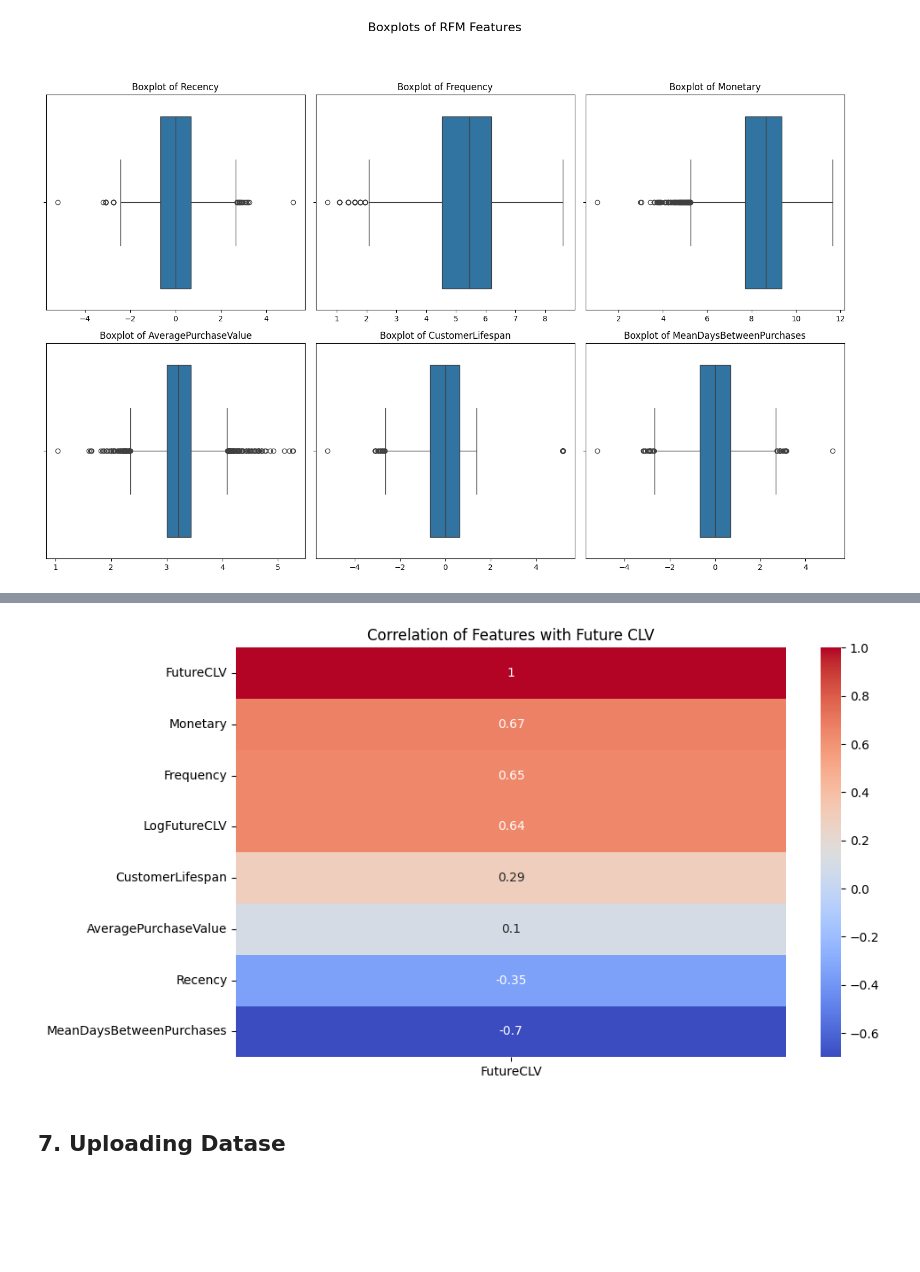
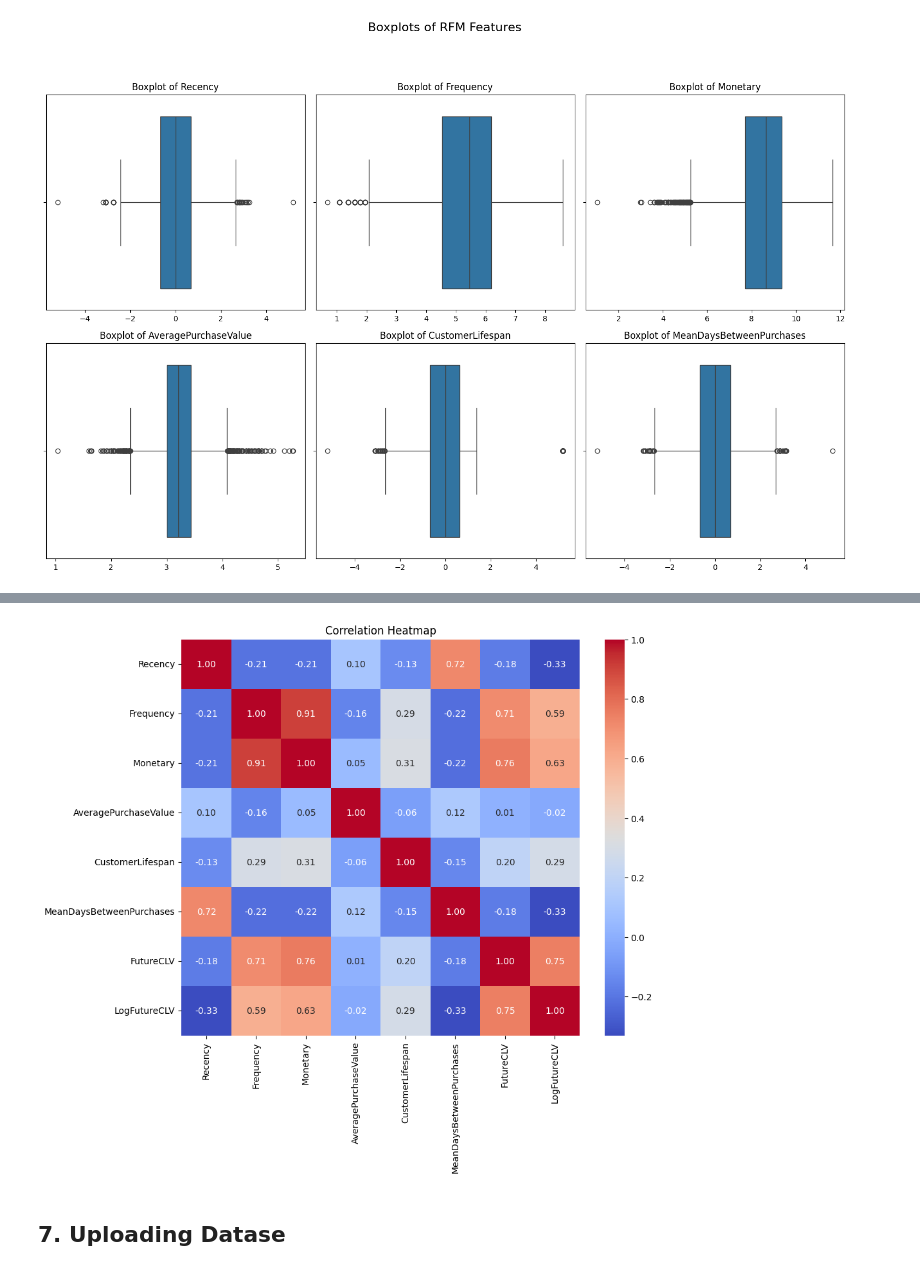
Before and after one commit to IvanOsipovDS/clv_prediction_project, a Jupyter notebook: notebooks/1_EDA.ipynb, the cells around one changed output, grey strips where cells are left out. Cells and saved outputs as stored; diff of their text form; code cells hidden in the pictures; blank space fills up the shorter version.

```diff
--- a/notebooks/1_EDA.ipynb
+++ b/notebooks/1_EDA.ipynb
@@ -20,21 +20,37 @@ sys.path.append(os.path.abspath(os.path.join(os.getcwd(), 'src')))
 import pandas as pd
 import matplotlib.pyplot as plt
 import seaborn as sns
-#from importlib import reload
-#import src.data_preparation.prepare_data as prepare_data
-#reload(prepare_data)
 from src.data_preparation import prepare_data
 from src.feature_engineering import engineer_features
 
 # Load and clean data
 purchases, survey = prepare_data.load_raw_data()
-df = prepare_data.clean_data(purchases)
+df_cleaned = prepare_data.clean_data(purchases)
 
-# Create features (cutoff set to '2022-01-01' inside the function)
-rfm_df = engineer_features.create_rfm_features(df,
-                             customer_id_col='Survey ResponseID',
-                             invoice_date_col='Order Date',
-                             amount_col='TotalPrice')
+# Define cutoff date for training vs future
+cutoff_date = pd.Timestamp("2022-01-01")
 
-rfm_df.head()
+# Split into past (features) and future (targets)
+df_past = df_cleaned[df_cleaned["Order Date"] < cutoff_date]
+df_future = df_cleaned[df_cleaned["Order Date"] >= cutoff_date]
+
+# Create RFM features based on past data
+rfm_df = engineer_features.create_rfm_features(df_past,
+    customer_id_col='Survey ResponseID',
+    invoice_date_col='Order Date',
+    amount_col='TotalPrice'
+)
+
+# Create CLV targets from future data (e.g., 12 months window)
+clv_df = engineer_features.create_clv_targets(df_cleaned,
+    customer_id_col='Survey ResponseID',
+    invoice_date_col='Order Date',
+    amount_col='TotalPrice',
+    cutoff_date=cutoff_date,
+    window_months=12
+)
+
+# Merge features and target
+merged_df = pd.merge(rfm_df, clv_df, on='Survey ResponseID', how='inner')
+merged_df.head()
 # %% [output]
@@ -278,11 +259,10 @@ plt.show()
 # %%
-corr = rfm_target_df.drop(columns=["Survey ResponseID"]).corr()
-plt.figure(figsize=(10, 6))
-sns.heatmap(corr[["FutureCLV"]].sort_values(by="FutureCLV", ascending=False), annot=True, cmap="coolwarm")
-plt.title("Correlation of Features with Future CLV")
+plt.figure(figsize=(10, 8))
+sns.heatmap(merged_df.corr(numeric_only=True), annot=True, cmap='coolwarm', fmt='.2f')
+plt.title('Correlation Heatmap')
 plt.show()
 # %% [output]
-[figure, old version]
+[figure, new version]
 # %% [markdown]
 ## 7. Uploading Datase
 # %%
```
Also changed, not shown: parts of 11 cells of this notebook, 1 other file.
